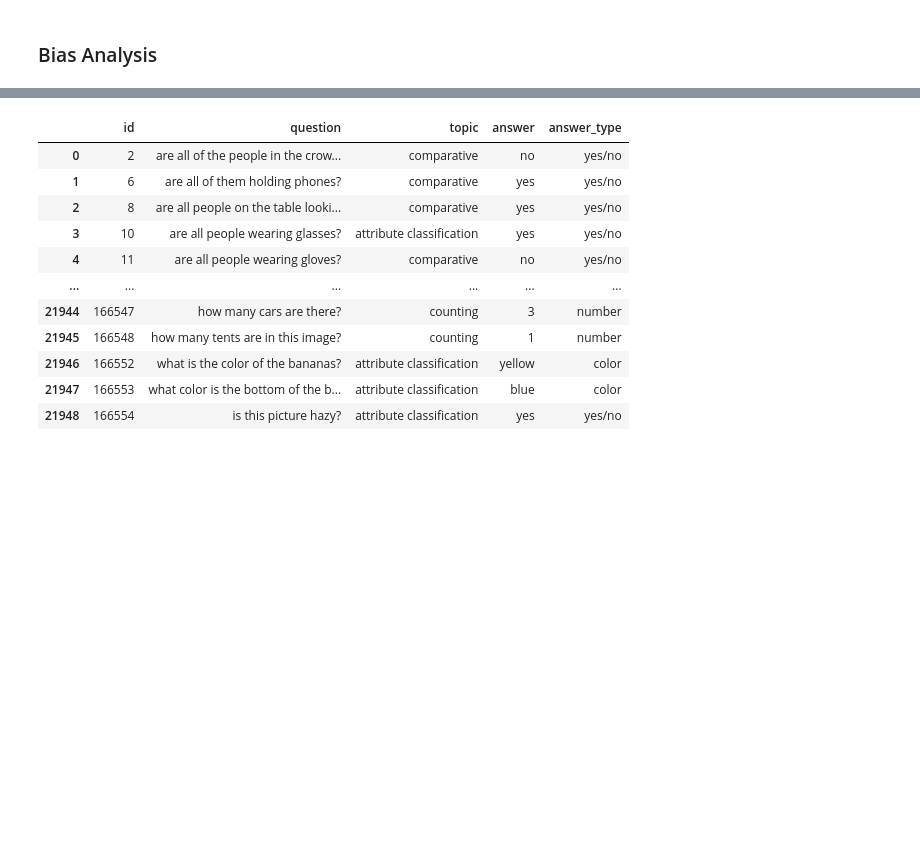
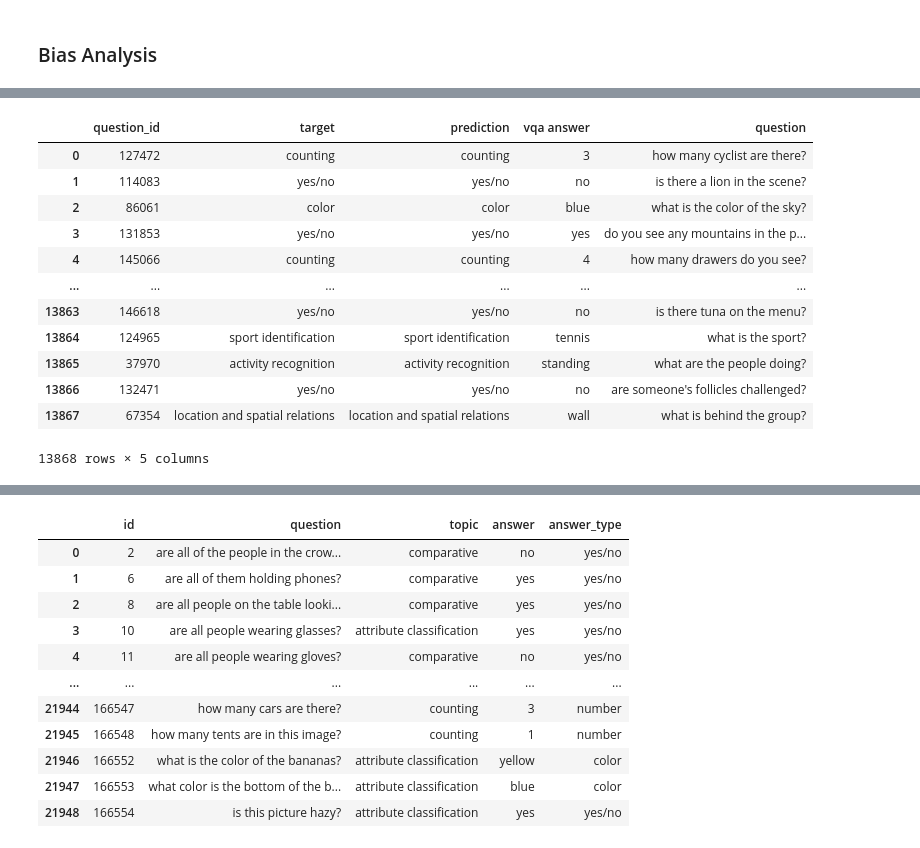
Before and after one commit to parkerhuynh/Question-Analysis, a Jupyter notebook: result_analysis/question_type_analysis.ipynb, the cells around one changed output, grey strips where cells are left out. Drawn from its saved outputs; the diff is of its cells as text; code cells hidden in the pictures; blank space fills up the shorter version.

```diff
--- a/result_analysis/question_type_analysis.ipynb
+++ b/result_analysis/question_type_analysis.ipynb
@@ -109,2 +128,6 @@ accuracy_score(vqa_result["prediction"], vqa_result["small_answer_type_predictio
 # %% [markdown]
 ### Bias Analysis
+# %%
+import pandas as pd
+BERT_results = pd.read_csv('predictions_chatGPT-BERT.csv')
+BERT_results = BERT_results.rename(columns={'question id': 'question_id'})
@@ -128,6 +167,22 @@ for ques in questions:
 # %%
 BERT_results["vqa answer"] = BERT_results["question_id"].apply(lambda x: id_to_annotations[x]["answer"])
 BERT_results["question"] = BERT_results["question_id"].apply(lambda x: id_to_questions[x]["question"])
+# %%
+BERT_results
+# %% [output]
+|  | question_id | target | prediction | vqa answer | question |
+| 0 | 127472 | counting | counting | 3 | how many cyclist are there? |
+| 1 | 114083 | yes/no | yes/no | no | is there a lion in the scene? |
+| 2 | 86061 | color | color | blue | what is the color of the sky? |
+| 3 | 131853 | yes/no | yes/no | yes | do you see any mountains in the p... |
+| 4 | 145066 | counting | counting | 4 | how many drawers do you see? |
+| ... | ... | ... | ... | ... | ... |
+| 13863 | 146618 | yes/no | yes/no | no | is there tuna on the menu? |
+| 13864 | 124965 | sport identification | sport identification | tennis | what is the sport? |
+| 13865 | 37970 | activity recognition | activity recognition | standing | what are the people doing? |
+| 13866 | 132471 | yes/no | yes/no | no | are someone's follicles challenged? |
+| 13867 | 67354 | location and spatial relations | location and spatial relations | wall | what is behind the group? |
+13868 rows × 5 columns
 # %%
 wrong_answers = BERT_results[BERT_results["prediction"] != BERT_results["target"]]
 # %%
```
Also changed, not shown: parts of 9 cells of this notebook, 4 other files.
